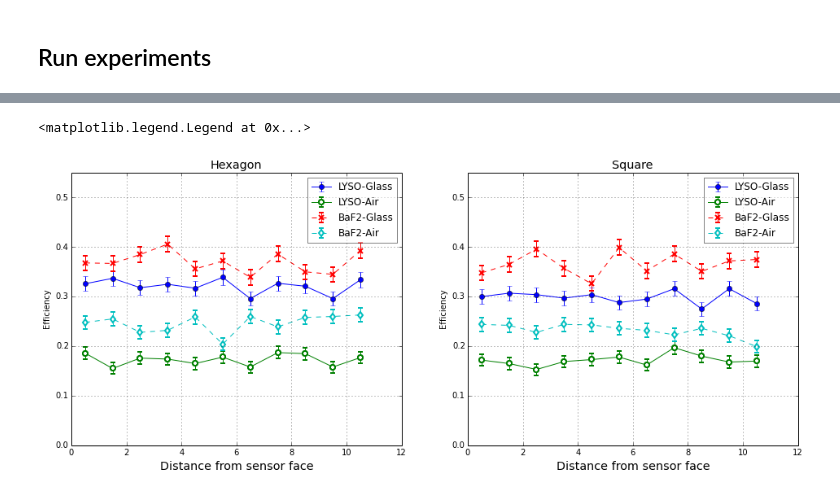
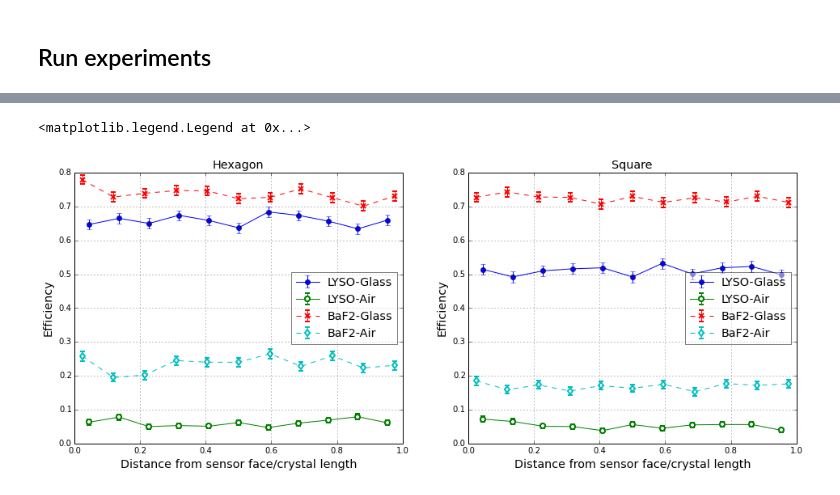
Before and after one commit to gitcheng/pycrysray, a Jupyter notebook: photon_collection_efficiency.ipynb, the cells around one changed output, grey strips where cells are left out. Saved outputs shown, nothing was run; the diff lists cells and outputs as text; code cells hidden in the pictures.

```diff
--- a/photon_collection_efficiency.ipynb
+++ b/photon_collection_efficiency.ipynb
@@ -176,9 +155,22 @@ def run_exp(crystal, zpoints, dz, dr, nperz, mfp=1000):
+# %%
+def crystal_zrange(crystal):
+    zp=[]
+    for p in crystal.planes:
+        for c in p.corners:
+            zp.append(c[2])
+    zp= np.array(zp)
+    return zp.min(), zp.max()
 # %%
 nprnd.seed(0)
 results= {}
-kwargs= dict(zpoints= np.linspace(-5,5,11), dz= 0.2, dr= 1.5, nperz= 1000)
 starttime= time.time()
 for crystal in [chex_la, chex_lg, chex_ba, chex_bg, crec_la, crec_lg, crec_ba, crec_bg]:
+    zmin, zmax= crystal_zrange(crystal)
+    zpoints= np.linspace(zmin+0.5,zmax-0.5,11)
+    zpoints= np.array([np.zeros(11), np.zeros(11), zpoints])
+    zpoints= zpoints.transpose()
+    kwargs= dict(zpoints= zpoints, dz= 0.2, dr= 1.1, nperz= 1000, verbose=True)
+
     print 'processing ', crystal.name,
     effs, errs= run_exp(crystal, **kwargs)
     results[crystal.name+'_effs']= effs
@@ -203,30 +203,32 @@ def eff_vs_z(ax, xp, results, key, **kwargs):
     ax.errorbar(xp, y, ey, **kwargs)
 # %%
 fig= figure(figsize=(16,6))
-xp= np.linspace(0.5,10.5,11)
+xpl= np.linspace(0.5,10.5,11)/11.0
+xpb= np.linspace(0.5,20.5,11)/21.0
+
 ax= plt.subplot(121)
-eff_vs_z(ax, xp, results, 'chex_lg', fmt='bo-', label='LYSO-Glass')
-eff_vs_z(ax, xp, results, 'chex_la', fmt='go-', label='LYSO-Air', mfc='w', mec='g', mew=2)
-eff_vs_z(ax, xp, results, 'chex_bg', fmt='rx--', label='BaF2-Glass', mew=2)
-eff_vs_z(ax, xp, results, 'chex_ba', fmt='cd--', label='BaF2-Air', mfc='w', mec='c', mew=2)
+eff_vs_z(ax, xpl, results, 'chex_lg', fmt='bo-', label='LYSO-Glass')
+eff_vs_z(ax, xpl, results, 'chex_la', fmt='go-', label='LYSO-Air', mfc='w', mec='g', mew=2)
+eff_vs_z(ax, xpb, results, 'chex_bg', fmt='rx--', label='BaF2-Glass', mew=2)
+eff_vs_z(ax, xpb, results, 'chex_ba', fmt='cd--', label='BaF2-Air', mfc='w', mec='c', mew=2)
 ax.set_title('Hexagon', fontsize='x-large')
-ax.set_xlabel('Distance from sensor face', fontsize='x-large')
-ax.set_ylabel('Efficiency')
-ax.set_ylim(0,0.55)
+ax.set_xlabel('Distance from sensor face/crystal length', fontsize='x-large')
+ax.set_ylabel('Efficiency', fontsize='x-large')
+ax.set_ylim(0,0.8)
 ax.grid()
-ax.legend(numpoints=1, framealpha=0.5)
+ax.legend(numpoints=1, framealpha=0.5, fontsize='x-large', loc='center right')
 
 ax= plt.subplot(122)
-eff_vs_z(ax, xp, results, 'crec_lg', fmt='bo-', label='LYSO-Glass')
-eff_vs_z(ax, xp, results, 'crec_la', fmt='go-', label='LYSO-Air', mfc='w', mec='g', mew=2)
-eff_vs_z(ax, xp, results, 'crec_bg', fmt='rx--', label='BaF2-Glass', mew=2)
-eff_vs_z(ax, xp, results, 'crec_ba', fmt='cd--', label='BaF2-Air', mfc='w', mec='c', mew=2)
+eff_vs_z(ax, xpl, results, 'crec_lg', fmt='bo-', label='LYSO-Glass')
+eff_vs_z(ax, xpl, results, 'crec_la', fmt='go-', label='LYSO-Air', mfc='w', mec='g', mew=2)
+eff_vs_z(ax, xpb, results, 'crec_bg', fmt='rx--', label='BaF2-Glass', mew=2)
+eff_vs_z(ax, xpb, results, 'crec_ba', fmt='cd--', label='BaF2-Air', mfc='w', mec='c', mew=2)
 ax.set_title('Square', fontsize='x-large')
-ax.set_xlabel('Distance from sensor face', fontsize='x-large')
-ax.set_ylabel('Efficiency')
-ax.set_ylim(0,0.55)
+ax.set_xlabel('Distance from sensor face/crystal length', fontsize='x-large')
+ax.set_ylabel('Efficiency', fontsize='x-large')
+ax.set_ylim(0,0.8)
 ax.grid()
-ax.legend(numpoints=1, framealpha=0.5)
+ax.legend(numpoints=1, framealpha=0.5, fontsize='x-large', loc='center right')
 # %% [output]
 <matplotlib.legend.Legend at 0x...>
-[figure, old version]
+[figure, new version]
```
Also changed, not shown: parts of 15 cells of this notebook, 3 other files.
